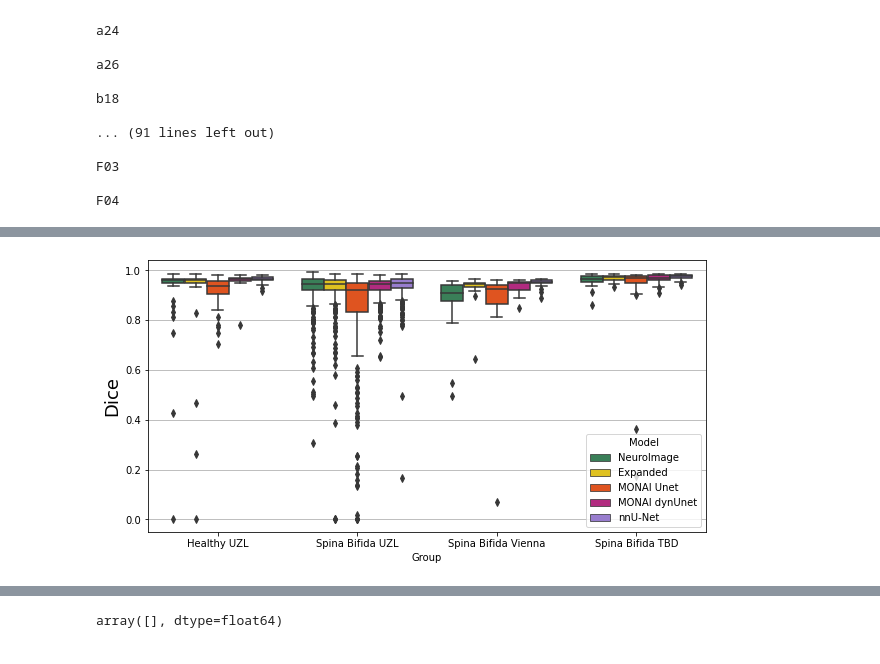
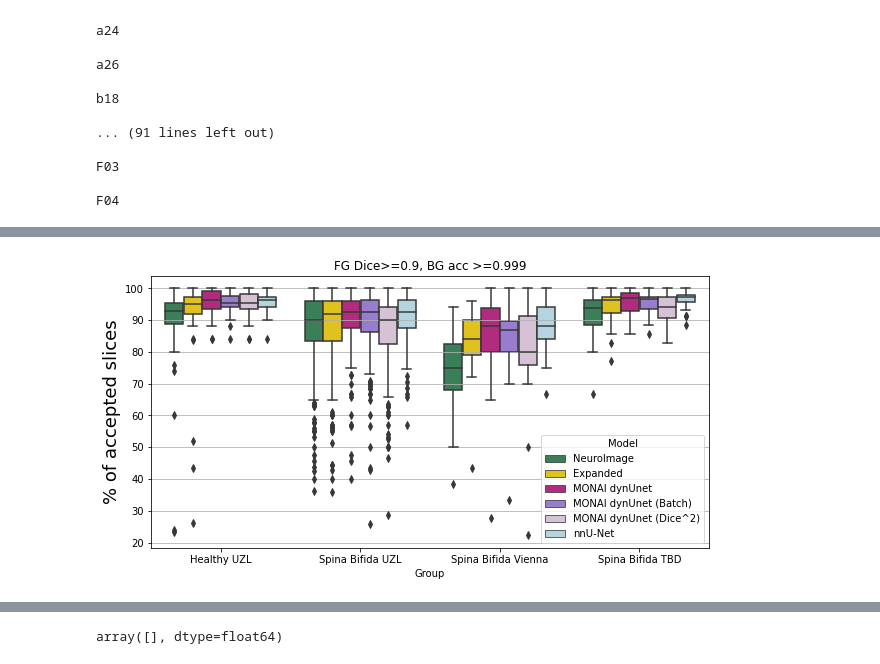
Before and after one commit to gift-surg/FetalBrainSegmentation_MONAI, a Jupyter notebook: notebooks/inference_comparison_neuroimage.ipynb, the cells around one changed output, grey strips where cells are left out. Cells and saved outputs as stored; diff of their text form; code cells hidden in the pictures.

```diff
--- a/notebooks/inference_comparison_neuroimage.ipynb
+++ b/notebooks/inference_comparison_neuroimage.ipynb
@@ -257,13 +408,15 @@ def get_all_dice(group="GroupA", remove_outliers=False):
     return dice_vals
 # %%
 remove_outlier = True
-dice_groupA = get_all_dice(group="GroupA", remove_outliers=remove_outlier)
-dice_groupB1 = get_all_dice(group="GroupB1", remove_outliers=remove_outlier)
-dice_groupB2 = get_all_dice(group="GroupB2", remove_outliers=remove_outlier)
-dice_groupC = get_all_dice(group="GroupC", remove_outliers=remove_outlier)
-dice_groupD = get_all_dice(group="GroupD", remove_outliers=remove_outlier)
-dice_groupE = get_all_dice(group="GroupE", remove_outliers=remove_outlier)
-dice_groupF = get_all_dice(group="GroupF", remove_outliers=remove_outlier)
+# metric = percentage_dice_per_slice
+metric = percentage_dice_and_accuracy
+dice_groupA = get_all_dice(group="GroupA", remove_outliers=remove_outlier, metric=metric)
+dice_groupB1 = get_all_dice(group="GroupB1", remove_outliers=remove_outlier, metric=metric)
+dice_groupB2 = get_all_dice(group="GroupB2", remove_outliers=remove_outlier, metric=metric)
+dice_groupC = get_all_dice(group="GroupC", remove_outliers=remove_outlier, metric=metric)
+dice_groupD = get_all_dice(group="GroupD", remove_outliers=remove_outlier, metric=metric)
+dice_groupE = get_all_dice(group="GroupE", remove_outliers=remove_outlier, metric=metric)
+dice_groupF = get_all_dice(group="GroupF", remove_outliers=remove_outlier, metric=metric)
 # %% [output]
 a02
 
@@ -339,40 +514,58 @@ pd2 = pd2.append(pd.DataFrame({'Group': 'Spina Bifida UZL', 'Dice': dice_groupB2
 pd2 = pd2.append(pd.DataFrame({'Group': 'Spina Bifida UZL', 'Dice': dice_groupB2['expanded'], 'Model': 'Expanded'}))
 pd2 = pd2.append(pd.DataFrame({'Group': 'Spina Bifida UZL', 'Dice': dice_groupC['guotai'], 'Model': 'NeuroImage'}))
 pd2 = pd2.append(pd.DataFrame({'Group': 'Spina Bifida UZL', 'Dice': dice_groupC['expanded'], 'Model': 'Expanded'}))
 pd2 = pd2.append(pd.DataFrame({'Group': 'Spina Bifida UZL', 'Dice': dice_groupD['guotai'], 'Model': 'NeuroImage'}))
 pd2 = pd2.append(pd.DataFrame({'Group': 'Spina Bifida UZL', 'Dice': dice_groupD['expanded'], 'Model': 'Expanded'}))
 pd2 = pd2.append(pd.DataFrame({'Group': 'Spina Bifida Vienna', 'Dice': dice_groupE['guotai'], 'Model': 'NeuroImage'}))
 pd2 = pd2.append(pd.DataFrame({'Group': 'Spina Bifida Vienna', 'Dice': dice_groupE['expanded'], 'Model': 'Expanded'}))
 pd2 = pd2.append(pd.DataFrame({'Group': 'Spina Bifida TBD', 'Dice': dice_groupF['guotai'], 'Model': 'NeuroImage'}))
 pd2 = pd2.append(pd.DataFrame({'Group': 'Spina Bifida TBD', 'Dice': dice_groupF['expanded'], 'Model': 'Expanded'}))
 
-pd2 = pd2.append(pd.DataFrame({'Group': 'Healthy UZL', 'Dice': dice_groupA['basic_unet'], 'Model': 'MONAI Unet'}))
-pd2 = pd2.append(pd.DataFrame({'Group': 'Spina Bifida UZL', 'Dice': dice_groupB1['basic_unet'], 'Model': 'MONAI Unet'}))
-pd2 = pd2.append(pd.DataFrame({'Group': 'Spina Bifida UZL', 'Dice': dice_groupB2['basic_unet'], 'Model': 'MONAI Unet'}))
-pd2 = pd2.append(pd.DataFrame({'Group': 'Spina Bifida UZL', 'Dice': dice_groupC['basic_unet'], 'Model': 'MONAI Unet'}))
-pd2 = pd2.append(pd.DataFrame({'Group': 'Spina Bifida UZL', 'Dice': dice_groupD['basic_unet'], 'Model': 'MONAI Unet'}))
-pd2 = pd2.append(pd.DataFrame({'Group': 'Spina Bifida Vienna', 'Dice': dice_groupE['basic_unet'], 'Model': 'MONAI Unet'}))
-pd2 = pd2.append(pd.DataFrame({'Group': 'Spina Bifida TBD', 'Dice': dice_groupF['basic_unet'], 'Model': 'MONAI Unet'}))
+# pd2 = pd2.append(pd.DataFrame({'Group': 'Healthy UZL', 'Dice': dice_groupA['basic_unet'], 'Model': 'MONAI Unet'}))
+# pd2 = pd2.append(pd.DataFrame({'Group': 'Spina Bifida UZL', 'Dice': dice_groupB1['basic_unet'], 'Model': 'MONAI Unet'}))
+# pd2 = pd2.append(pd.DataFrame({'Group': 'Spina Bifida UZL', 'Dice': dice_groupB2['basic_unet'], 'Model': 'MONAI Unet'}))
+# pd2 = pd2.append(pd.DataFrame({'Group': 'Spina Bifida UZL', 'Dice': dice_groupC['basic_unet'], 'Model': 'MONAI Unet'}))
+# pd2 = pd2.append(pd.DataFrame({'Group': 'Spina Bifida UZL', 'Dice': dice_groupD['basic_unet'], 'Model': 'MONAI Unet'}))
+# pd2 = pd2.append(pd.DataFrame({'Group': 'Spina Bifida Vienna', 'Dice': dice_groupE['basic_unet'], 'Model': 'MONAI Unet'}))
+# pd2 = pd2.append(pd.DataFrame({'Group': 'Spina Bifida TBD', 'Dice': dice_groupF['basic_unet'], 'Model': 'MONAI Unet'}))
 
 pd2 = pd2.append(pd.DataFrame({'Group': 'Healthy UZL', 'Dice': dice_groupA['dynUnet'], 'Model': 'MONAI dynUnet'}))
 pd2 = pd2.append(pd.DataFrame({'Group': 'Spina Bifida UZL', 'Dice': dice_groupB1['dynUnet'], 'Model': 'MONAI dynUnet'}))
 pd2 = pd2.append(pd.DataFrame({'Group': 'Spina Bifida UZL', 'Dice': dice_groupB2['dynUnet'], 'Model': 'MONAI dynUnet'}))
 pd2 = pd2.append(pd.DataFrame({'Group': 'Spina Bifida UZL', 'Dice': dice_groupC['dynUnet'], 'Model': 'MONAI dynUnet'}))
 pd2 = pd2.append(pd.DataFrame({'Group': 'Spina Bifida UZL', 'Dice': dice_groupD['dynUnet'], 'Model': 'MONAI dynUnet'}))
 pd2 = pd2.append(pd.DataFrame({'Group': 'Spina Bifida Vienna', 'Dice': dice_groupE['dynUnet'], 'Model': 'MONAI dynUnet'}))
 pd2 = pd2.append(pd.DataFrame({'Group': 'Spina Bifida TBD', 'Dice': dice_groupF['dynUnet'], 'Model': 'MONAI dynUnet'}))
+
+pd2 = pd2.append(pd.DataFrame({'Group': 'Healthy UZL', 'Dice': dice_groupA['dynUnet_batch'], 'Model': 'MONAI dynUnet (Batch)'}))
+pd2 = pd2.append(pd.DataFrame({'Group': 'Spina Bifida UZL', 'Dice': dice_groupB1['dynUnet_batch'], 'Model': 'MONAI dynUnet (Batch)'}))
+pd2 = pd2.append(pd.DataFrame({'Group': 'Spina Bifida UZL', 'Dice': dice_groupB2['dynUnet_batch'], 'Model': 'MONAI dynUnet (Batch)'}))
+pd2 = pd2.append(pd.DataFrame({'Group': 'Spina Bifida UZL', 'Dice': dice_groupC['dynUnet_batch'], 'Model': 'MONAI dynUnet (Batch)'}))
+pd2 = pd2.append(pd.DataFrame({'Group': 'Spina Bifida UZL', 'Dice': dice_groupD['dynUnet_batch'], 'Model': 'MONAI dynUnet (Batch)'}))
+pd2 = pd2.append(pd.DataFrame({'Group': 'Spina Bifida Vienna', 'Dice': dice_groupE['dynUnet_batch'], 'Model': 'MONAI dynUnet (Batch)'}))
+pd2 = pd2.append(pd.DataFrame({'Group': 'Spina Bifida TBD', 'Dice': dice_groupF['dynUnet_batch'], 'Model': 'MONAI dynUnet (Batch)'}))
+
+pd2 = pd2.append(pd.DataFrame({'Group': 'Healthy UZL', 'Dice': dice_groupA['basic_unet'], 'Model': 'MONAI dynUnet (Dice^2)'}))
+pd2 = pd2.append(pd.DataFrame({'Group': 'Spina Bifida UZL', 'Dice': dice_groupB1['basic_unet'], 'Model': 'MONAI dynUnet (Dice^2)'}))
+pd2 = pd2.append(pd.DataFrame({'Group': 'Spina Bifida UZL', 'Dice': dice_groupB2['basic_unet'], 'Model': 'MONAI dynUnet (Dice^2)'}))
+pd2 = pd2.append(pd.DataFrame({'Group': 'Spina Bifida UZL', 'Dice': dice_groupC['basic_unet'], 'Model': 'MONAI dynUnet (Dice^2)'}))
+pd2 = pd2.append(pd.DataFrame({'Group': 'Spina Bifida UZL', 'Dice': dice_groupD['basic_unet'], 'Model': 'MONAI dynUnet (Dice^2)'}))
+pd2 = pd2.append(pd.DataFrame({'Group': 'Spina Bifida Vienna', 'Dice': dice_groupE['basic_unet'], 'Model': 'MONAI dynUnet (Dice^2)'}))
+pd2 = pd2.append(pd.DataFrame({'Group': 'Spina Bifida TBD', 'Dice': dice_groupF['basic_unet'], 'Model': 'MONAI dynUnet (Dice^2)'}))
 
 pd2 = pd2.append(pd.DataFrame({'Group': 'Healthy UZL', 'Dice': dice_groupA['nnU-Net'], 'Model': 'nnU-Net'}))
 pd2 = pd2.append(pd.DataFrame({'Group': 'Spina Bifida UZL', 'Dice': dice_groupB1['nnU-Net'], 'Model': 'nnU-Net'}))
 pd2 = pd2.append(pd.DataFrame({'Group': 'Spina Bifida UZL', 'Dice': dice_groupB2['nnU-Net'], 'Model': 'nnU-Net'}))
 pd2 = pd2.append(pd.DataFrame({'Group': 'Spina Bifida UZL', 'Dice': dice_groupC['nnU-Net'], 'Model': 'nnU-Net'}))
 pd2 = pd2.append(pd.DataFrame({'Group': 'Spina Bifida UZL', 'Dice': dice_groupD['nnU-Net'], 'Model': 'nnU-Net'}))
 pd2 = pd2.append(pd.DataFrame({'Group': 'Spina Bifida Vienna', 'Dice': dice_groupE['nnU-Net'], 'Model': 'nnU-Net'}))
 pd2 = pd2.append(pd.DataFrame({'Group': 'Spina Bifida TBD', 'Dice': dice_groupF['nnU-Net'], 'Model': 'nnU-Net'}))
 
 fig2 = plt.figure(figsize=(10, 5))
-b2 = sns.boxplot(x='Group', y='Dice', hue='Model', data=pd2, palette=['seagreen', 'gold', 'orangered', 'mediumvioletred', 'mediumpurple'])
-b2.set_ylabel('Dice', fontsize=18)
+# b2 = sns.boxplot(x='Group', y='Dice', hue='Model', data=pd2, palette=['seagreen', 'gold', 'orangered', 'mediumvioletred', 'mediumpurple', 'lightblue'])
+b2 = sns.boxplot(x='Group', y='Dice', hue='Model', data=pd2, palette=['seagreen', 'gold', 'mediumvioletred', 'mediumpurple', 'thistle', 'lightblue'])
+b2.set_ylabel(ylabel, fontsize=18)
+b2.set_title(fig_title)
 plt.grid(b=True,axis='y')
 # %% [output]
-[figure, old version]
+[figure, new version]
```
Also changed, not shown: parts of 15 cells of this notebook, 5 other files.
